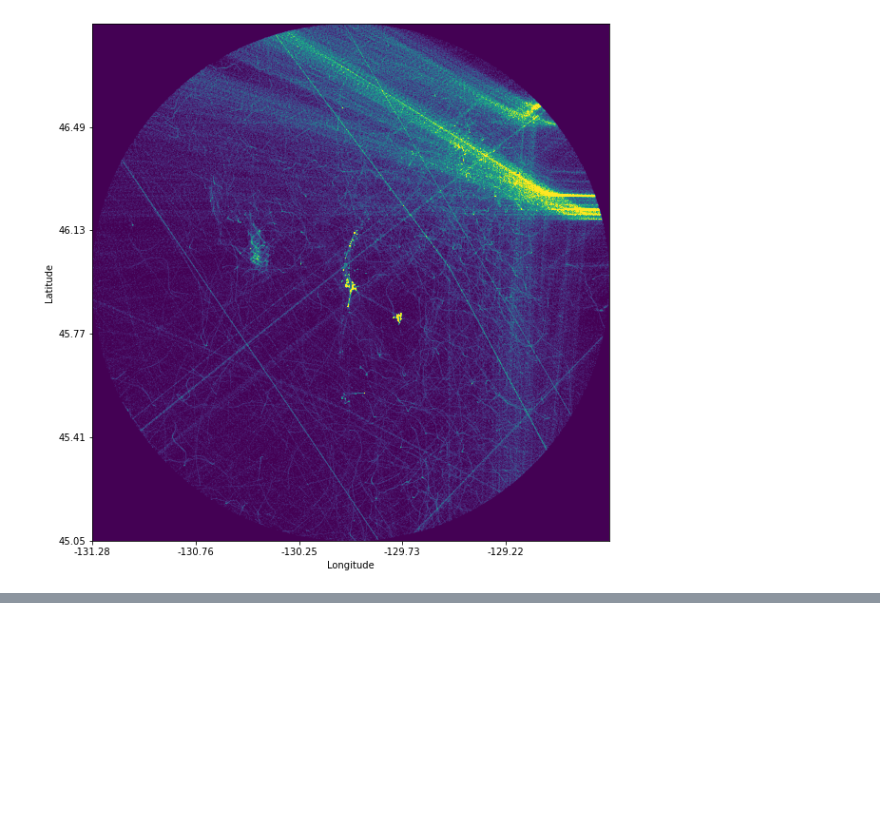
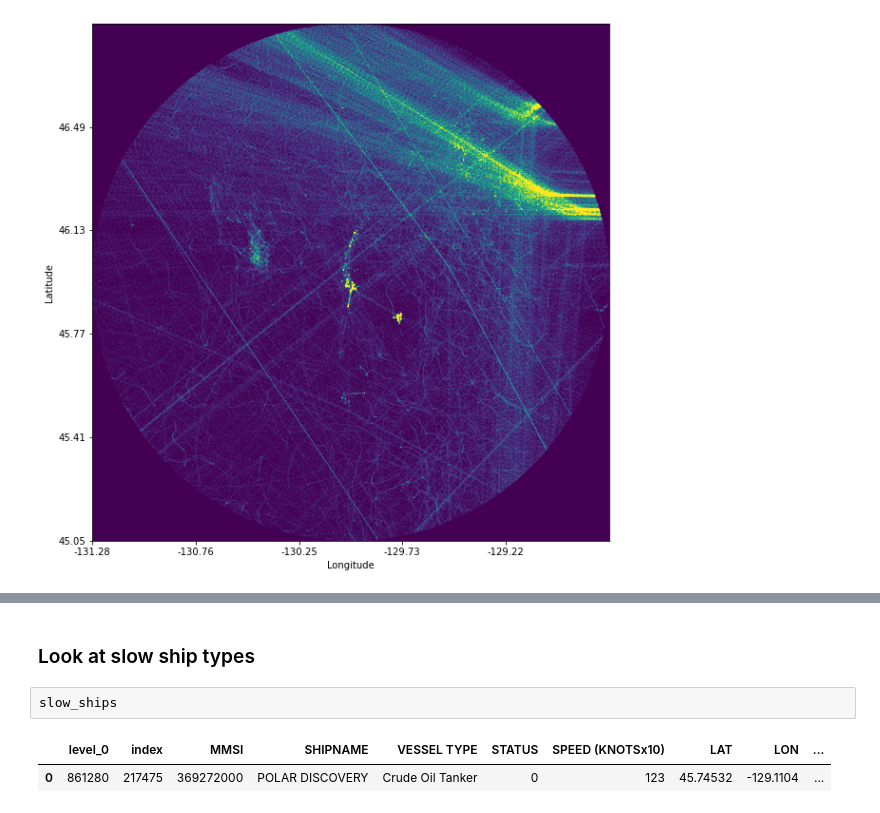
Before and after one commit to John-Ragland/AIS_data_analysis, a Jupyter notebook: AIS_Data_Processing.ipynb, the cells around one changed output, grey strips where cells are left out. Cells and saved outputs as stored; diff of their text form; blank space fills up the shorter version.

```diff
--- a/AIS_Data_Processing.ipynb
+++ b/AIS_Data_Processing.ipynb
@@ -157,0 +217,7 @@ fig.savefig('density_heatmap_resampled.png',dpi=200)
+# %% [markdown]
+### Look at slow ship types
+# %%
+slow_ships
+# %% [output]
+|  | level_0 | index | MMSI | SHIPNAME | VESSEL TYPE | STATUS | SPEED (KNOTSx10) | LAT | LON | ... |
+| 0 | 861280 | 217475 | 369272000 | POLAR DISCOVERY | Crude Oil Tanker | 0 | 123 | 45.74532 | -129.1104 | ... |
```
Also changed, not shown: parts of 10 cells of this notebook, 3 other files.
